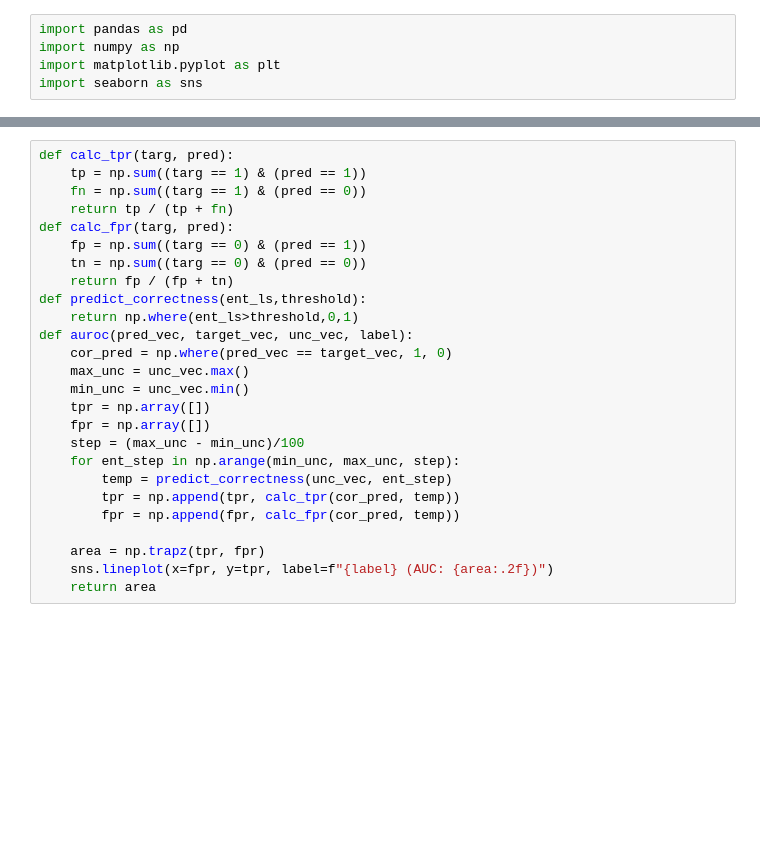
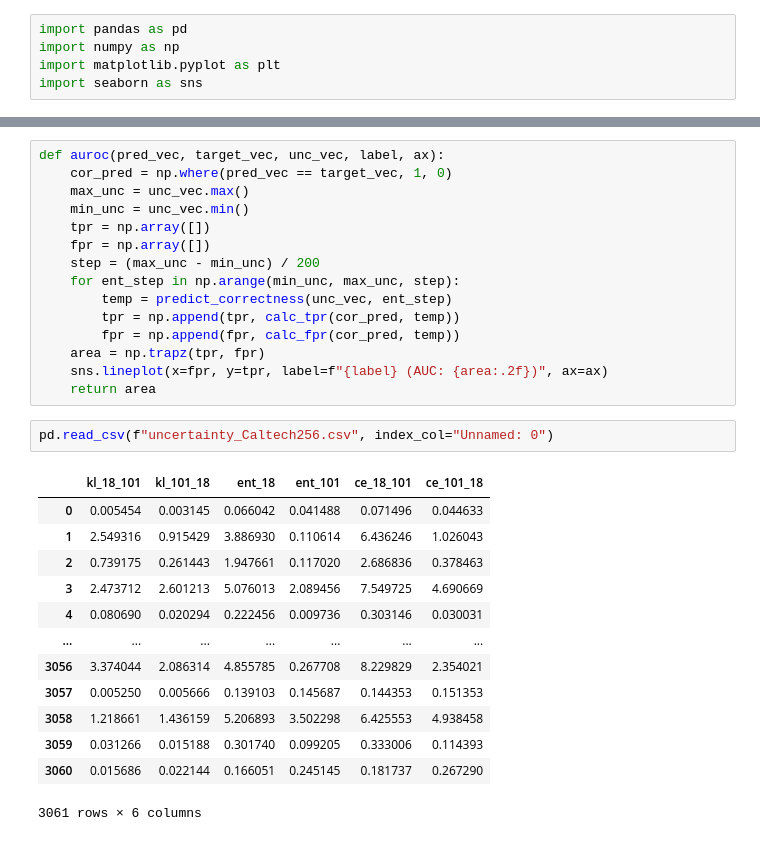
Before and after one commit to TimothyZG/wliura2024, a Jupyter notebook: Analysis/02-aucroc.ipynb, the cells around one changed output, grey strips where cells are left out. Saved outputs shown, nothing was run; the diff lists cells and outputs as text; blank space fills up the shorter version.

```diff
--- a/Analysis/02-aucroc.ipynb
+++ b/Analysis/02-aucroc.ipynb
@@ -8,27 +20,32 @@ datasets = ["DTD","EuroSAT","GTSRB"]
 # %%
-def calc_tpr(targ, pred):
-    tp = np.sum((targ == 1) & (pred == 1))
-    fn = np.sum((targ == 1) & (pred == 0))
-    return tp / (tp + fn)
-def calc_fpr(targ, pred):
-    fp = np.sum((targ == 0) & (pred == 1))
-    tn = np.sum((targ == 0) & (pred == 0))
-    return fp / (fp + tn)
-def predict_correctness(ent_ls,threshold):
-    return np.where(ent_ls>threshold,0,1)
-def auroc(pred_vec, target_vec, unc_vec, label):
+def auroc(pred_vec, target_vec, unc_vec, label, ax):
     cor_pred = np.where(pred_vec == target_vec, 1, 0)
     max_unc = unc_vec.max()
     min_unc = unc_vec.min()
     tpr = np.array([])
     fpr = np.array([])
-    step = (max_unc - min_unc)/100
+    step = (max_unc - min_unc) / 200
     for ent_step in np.arange(min_unc, max_unc, step):
         temp = predict_correctness(unc_vec, ent_step)
         tpr = np.append(tpr, calc_tpr(cor_pred, temp))
         fpr = np.append(fpr, calc_fpr(cor_pred, temp))
-
     area = np.trapz(tpr, fpr)
-    sns.lineplot(x=fpr, y=tpr, label=f"{label} (AUC: {area:.2f})")
+    sns.lineplot(x=fpr, y=tpr, label=f"{label} (AUC: {area:.2f})", ax=ax)
     return area
+# %%
+pd.read_csv(f"uncertainty_Caltech256.csv", index_col="Unnamed: 0")
+# %% [output]
+|  | kl_18_101 | kl_101_18 | ent_18 | ent_101 | ce_18_101 | ce_101_18 |
+| 0 | 0.005454 | 0.003145 | 0.066042 | 0.041488 | 0.071496 | 0.044633 |
+| 1 | 2.549316 | 0.915429 | 3.886930 | 0.110614 | 6.436246 | 1.026043 |
+| 2 | 0.739175 | 0.261443 | 1.947661 | 0.117020 | 2.686836 | 0.378463 |
+| 3 | 2.473712 | 2.601213 | 5.076013 | 2.089456 | 7.549725 | 4.690669 |
+| 4 | 0.080690 | 0.020294 | 0.222456 | 0.009736 | 0.303146 | 0.030031 |
+| ... | ... | ... | ... | ... | ... | ... |
+| 3056 | 3.374044 | 2.086314 | 4.855785 | 0.267708 | 8.229829 | 2.354021 |
+| 3057 | 0.005250 | 0.005666 | 0.139103 | 0.145687 | 0.144353 | 0.151353 |
+| 3058 | 1.218661 | 1.436159 | 5.206893 | 3.502298 | 6.425553 | 4.938458 |
+| 3059 | 0.031266 | 0.015188 | 0.301740 | 0.099205 | 0.333006 | 0.114393 |
+| 3060 | 0.015686 | 0.022144 | 0.166051 | 0.245145 | 0.181737 | 0.267290 |
+3061 rows × 6 columns
 # %%
```
Also changed, not shown: parts of 3 cells of this notebook, 19 other files.
